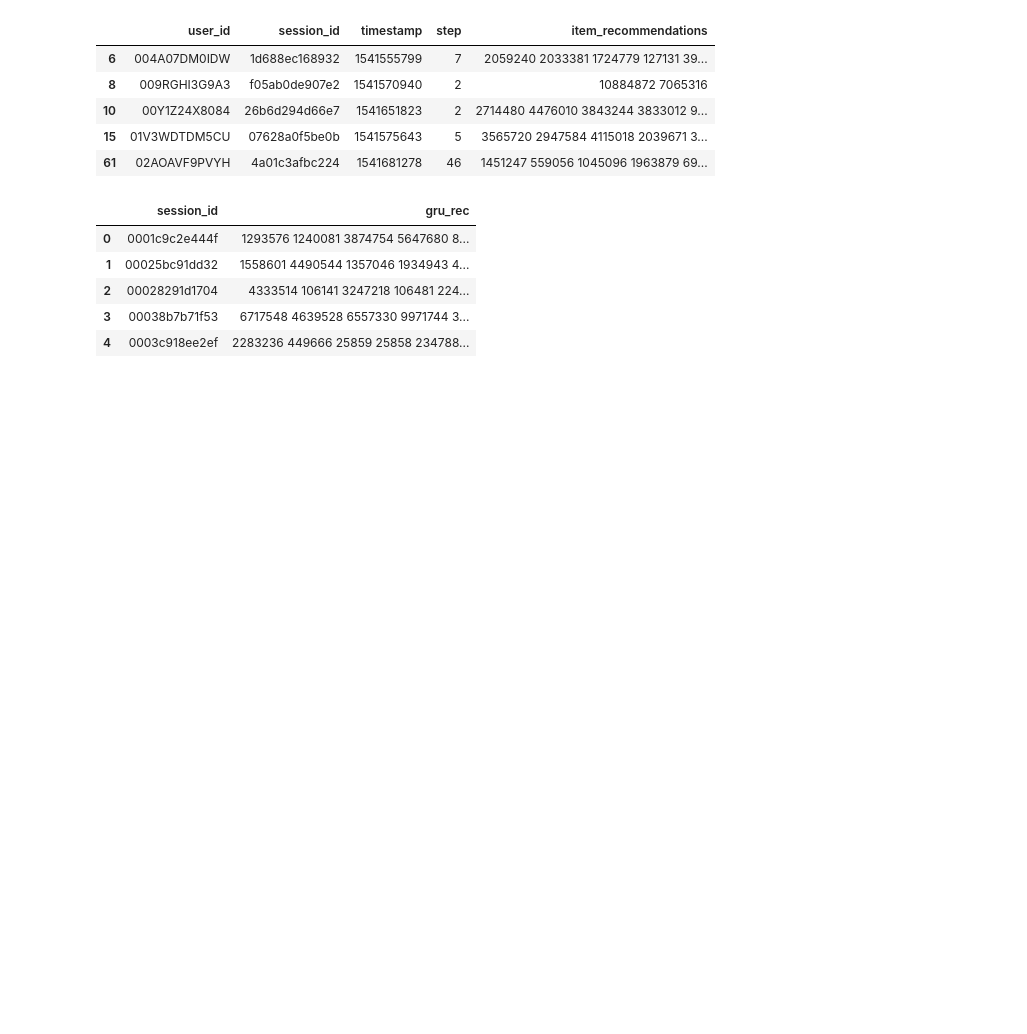
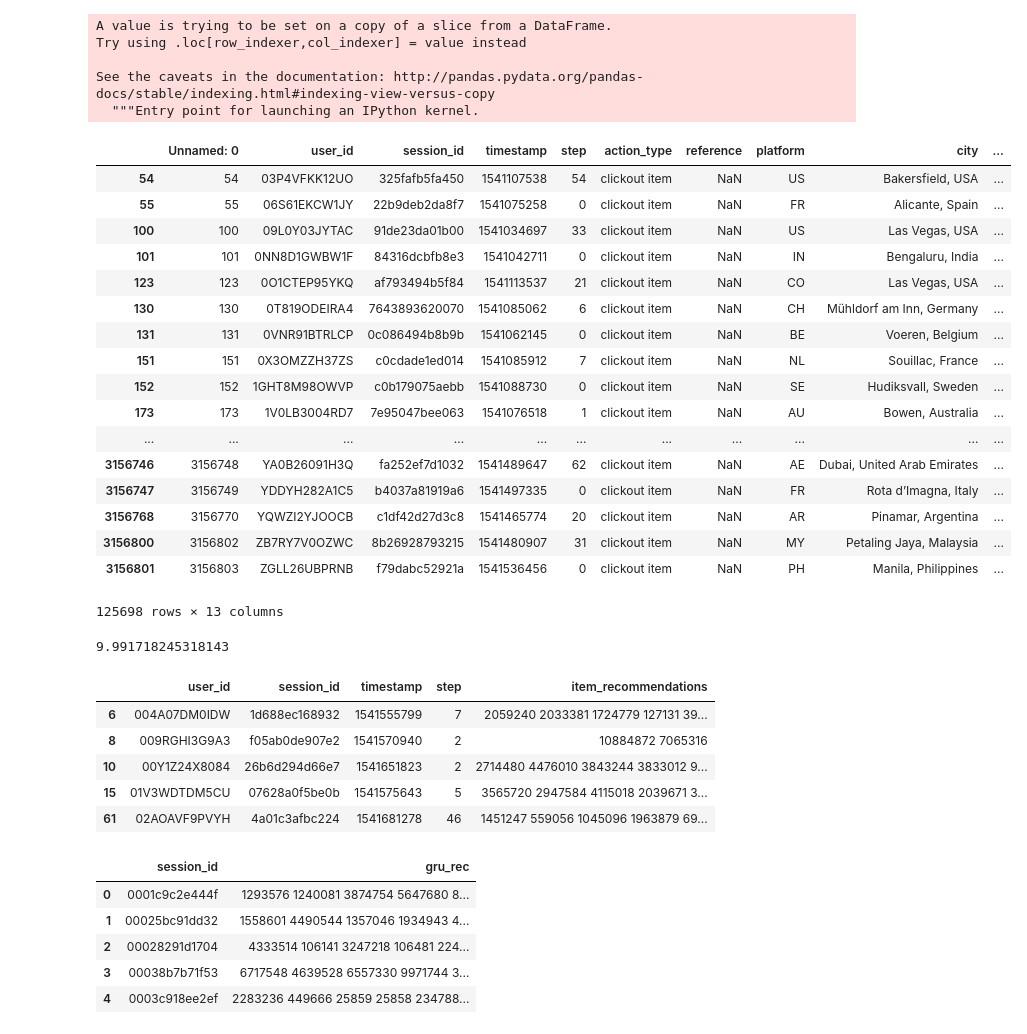
Before and after one commit to D2KLab/touringrec, a Jupyter notebook: SetupScript/Untitled.ipynb, the cells around one changed output. Drawn from its saved outputs; the diff is of its cells as text; code cells hidden in the pictures; blank space fills up the shorter version.

```diff
--- a/SetupScript/Untitled.ipynb
+++ b/SetupScript/Untitled.ipynb
@@ -1,3 +1,8 @@
 # %%
 import pandas as pd
 import numpy as np
+# %%
+df_test = pd.read_csv('test_dev.csv')
+# %%
+df_clickout = df_test[(df_test['action_type'] == 'clickout item') & (df_test['reference']).isnull()]
+df_clickout.head()
@@ -4,3 +16,34 @@ import numpy as np
+# %%
+df_clickout['step'] = df_clickout['step'] - 1
+df_clickout
+# %% [output]
+A value is trying to be set on a copy of a slice from a DataFrame.
+Try using .loc[row_indexer,col_indexer] = value instead
+
+See the caveats in the documentation: http://pandas.pydata.org/pandas-docs/stable/indexing.html#indexing-view-versus-copy
+  """Entry point for launching an IPython kernel.
+|  | Unnamed: 0 | user_id | session_id | timestamp | step | action_type | reference | platform | city | ... |
+| 54 | 54 | 03P4VFKK12UO | 325fafb5fa450 | 1541107538 | 54 | clickout item | NaN | US | Bakersfield, USA | ... |
+| 55 | 55 | 06S61EKCW1JY | 22b9deb2da8f7 | 1541075258 | 0 | clickout item | NaN | FR | Alicante, Spain | ... |
+| 100 | 100 | 09L0Y03JYTAC | 91de23da01b00 | 1541034697 | 33 | clickout item | NaN | US | Las Vegas, USA | ... |
+| 101 | 101 | 0NN8D1GWBW1F | 84316dcbfb8e3 | 1541042711 | 0 | clickout item | NaN | IN | Bengaluru, India | ... |
+| 123 | 123 | 0O1CTEP95YKQ | af793494b5f84 | 1541113537 | 21 | clickout item | NaN | CO | Las Vegas, USA | ... |
+| 130 | 130 | 0T819ODEIRA4 | 7643893620070 | 1541085062 | 6 | clickout item | NaN | CH | Mühldorf am Inn, Germany | ... |
+| 131 | 131 | 0VNR91BTRLCP | 0c086494b8b9b | 1541062145 | 0 | clickout item | NaN | BE | Voeren, Belgium | ... |
+| 151 | 151 | 0X3OMZZH37ZS | c0cdade1ed014 | 1541085912 | 7 | clickout item | NaN | NL | Souillac, France | ... |
+| 152 | 152 | 1GHT8M98OWVP | c0b179075aebb | 1541088730 | 0 | clickout item | NaN | SE | Hudiksvall, Sweden | ... |
+| 173 | 173 | 1V0LB3004RD7 | 7e95047bee063 | 1541076518 | 1 | clickout item | NaN | AU | Bowen, Australia | ... |
+| ... | ... | ... | ... | ... | ... | ... | ... | ... | ... | ... |
+| 3156746 | 3156748 | YA0B26091H3Q | fa252ef7d1032 | 1541489647 | 62 | clickout item | NaN | AE | Dubai, United Arab Emirates | ... |
+| 3156747 | 3156749 | YDDYH282A1C5 | b4037a81919a6 | 1541497335 | 0 | clickout item | NaN | FR | Rota d’Imagna, Italy | ... |
+| 3156768 | 3156770 | YQWZI2YJOOCB | c1df42d27d3c8 | 1541465774 | 20 | clickout item | NaN | AR | Pinamar, Argentina | ... |
+| 3156800 | 3156802 | ZB7RY7V0OZWC | 8b26928793215 | 1541480907 | 31 | clickout item | NaN | MY | Petaling Jaya, Malaysia | ... |
+| 3156801 | 3156803 | ZGLL26UBPRNB | f79dabc52921a | 1541536456 | 0 | clickout item | NaN | PH | Manila, Philippines | ... |
+125698 rows × 13 columns
+# %%
+df_clickout['step'].mean()
+# %% [output]
+9.991718245318143
 # %%
 def complete_prediction(df_test_nation):
     df_test_nation['item_recommendations'] = df_test_nation.apply(lambda x: fill_recs(x.impressions), axis=1)
```
Also changed, not shown: parts of 1 cell of this notebook, 2 other files.
